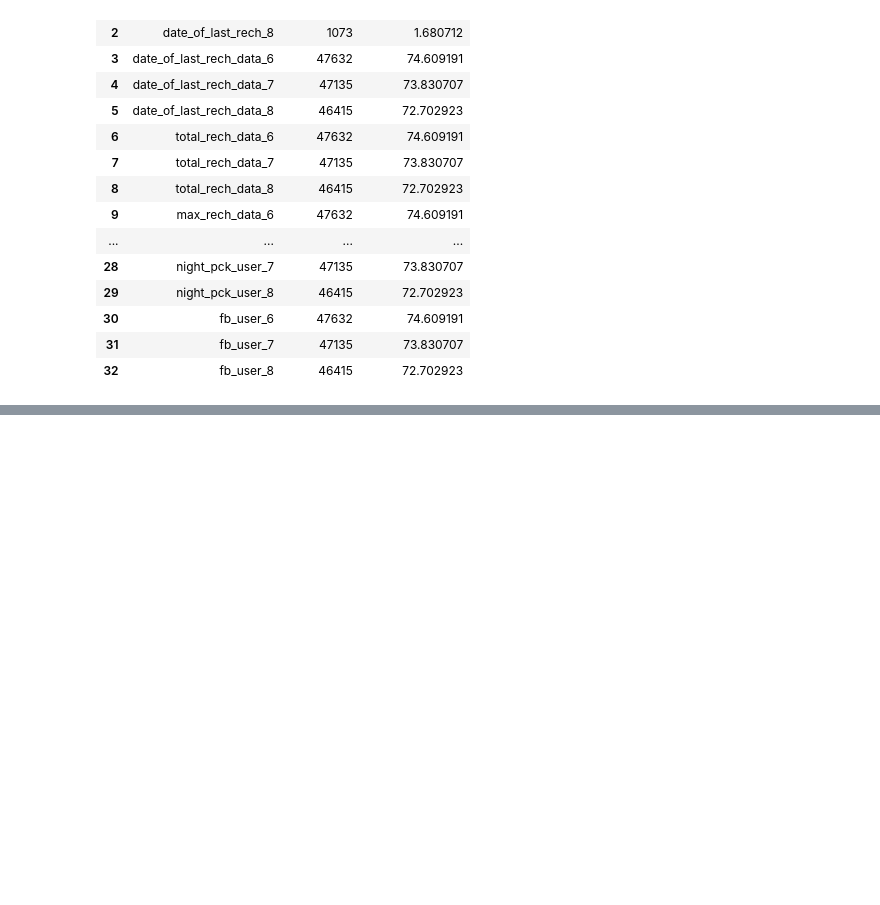
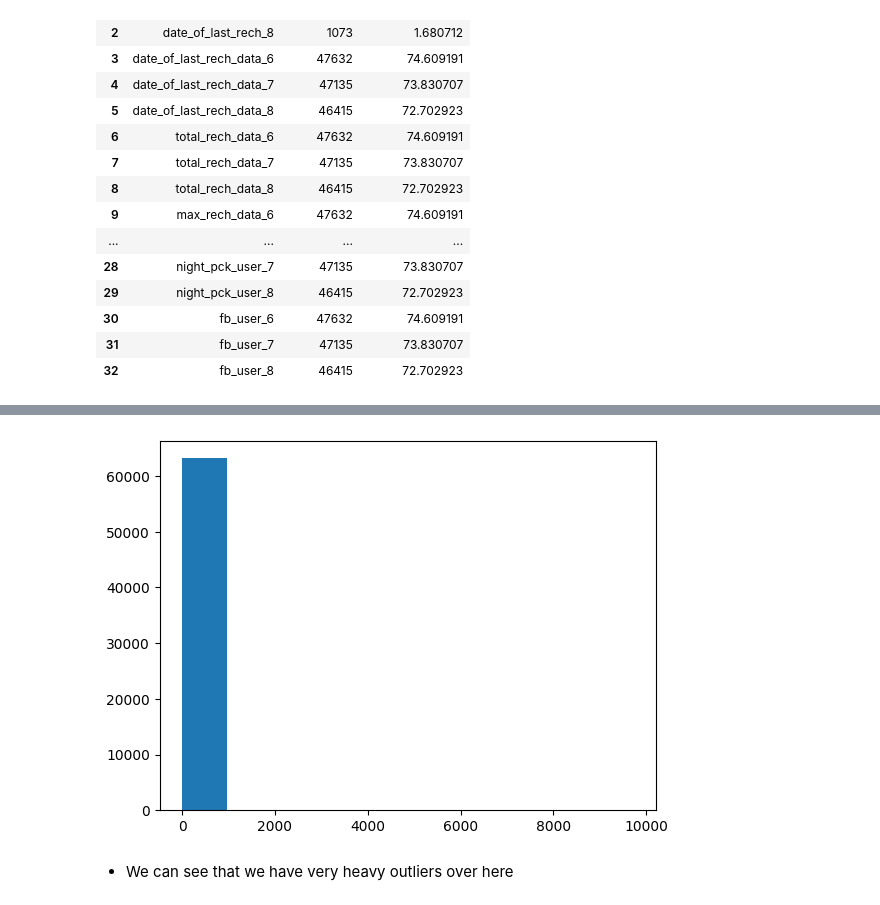
Before and after one commit to abhinav-mane/TelecomChurnCaseStudy_Hackathon, a Jupyter notebook: Customer_Churn_Prediction.ipynb, the cells around one changed output, grey strips where cells are left out. Saved outputs shown, nothing was run; the diff lists cells and outputs as text; code cells hidden in the pictures; blank space fills up the shorter version.

```diff
--- a/Customer_Churn_Prediction.ipynb
+++ b/Customer_Churn_Prediction.ipynb
@@ -260,0 +690,7 @@ null_values_df(data)
+# %%
+plt.hist(eda_df['total_incoming_roaming_min_usage'])
+plt.show()
+# %% [output]
+[figure, added]
+# %% [markdown]
+- We can see that we have very heavy outliers over here
```
Also changed, not shown: parts of 154 cells of this notebook, 1 other file.
